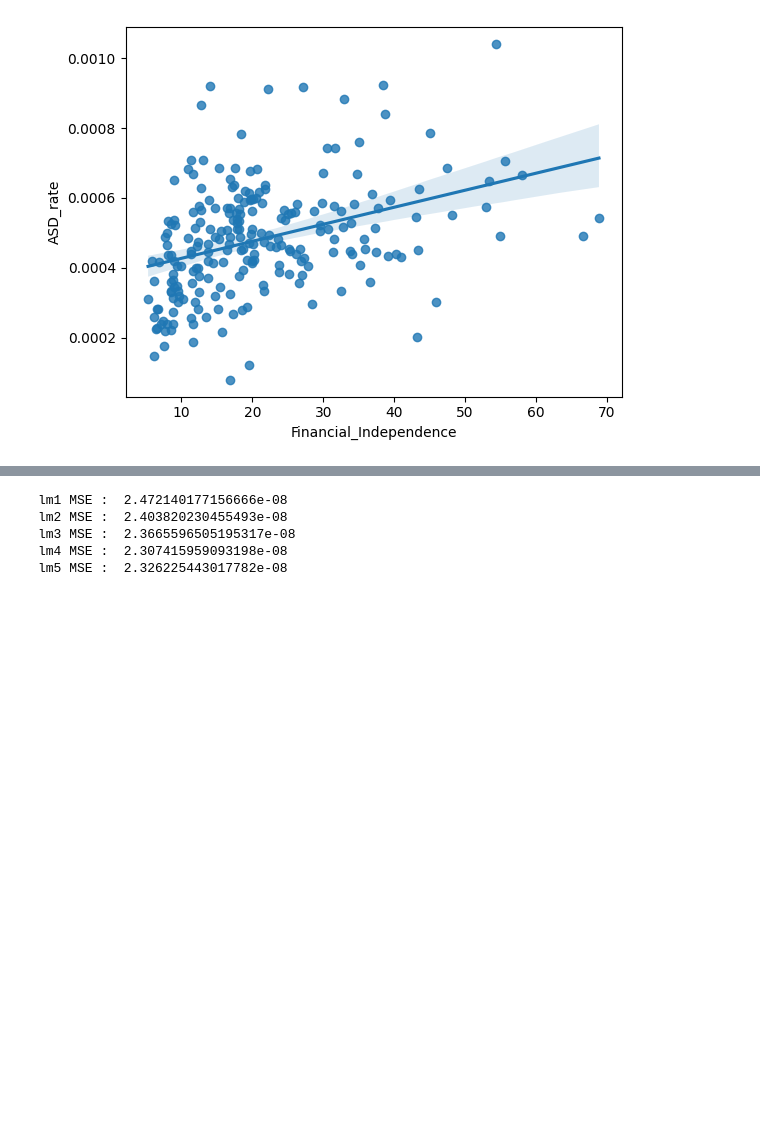
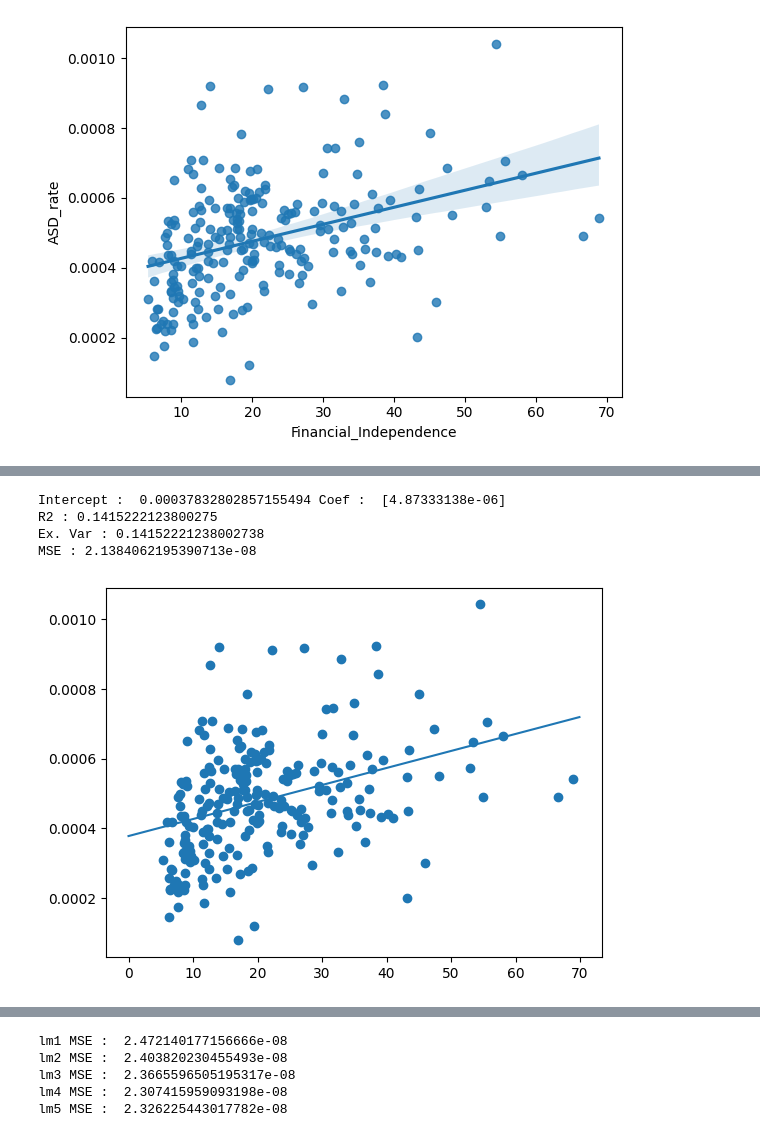
Before and after one commit to milkywaypeko/ASD_FI_Correlation, a Jupyter notebook: ASD_ID_FI_Correlation_Google.ipynb, the cells around one changed output, grey strips where cells are left out. Saved outputs shown, nothing was run; the diff lists cells and outputs as text; code cells hidden in the pictures; blank space fills up the shorter version.

```diff
--- a/ASD_ID_FI_Correlation_Google.ipynb
+++ b/ASD_ID_FI_Correlation_Google.ipynb
@@ -167,0 +140,30 @@ plt.show()
+# %%
+#Linear regression (X=Financial_Independence Y=ASD_rate) with sklearn
+ols_ASD_rate_skl = LinearRegression(fit_intercept=True)
+
+ASD_rate_skl_X_train = data['Financial_Independence'].values.reshape(-1, 1)
+ASD_rate_skl_y_true = data['ASD_rate']
+
+ols_ASD_rate_skl.fit(ASD_rate_skl_X_train, ASD_rate_skl_y_true)
+print('Intercept : ', ols_ASD_rate_skl.intercept_, 'Coef : ', ols_ASD_rate_skl.coef_)
+ols_ASD_rate_skl_pre = ols_ASD_rate_skl.predict(data['Financial_Independence'].values.reshape(-1, 1))
+
+ols_ASD_rate_skl_summary = { 'R2' : r2_score(ASD_rate_skl_y_true, ols_ASD_rate_skl_pre),
+                  'Ex. Var' : explained_variance_score(ASD_rate_skl_y_true, ols_ASD_rate_skl_pre),
+                  'MSE' : mean_squared_error(ASD_rate_skl_y_true, ols_ASD_rate_skl_pre)}
+
+for k, v in ols_ASD_rate_skl_summary.items():
+    print(k,':', v)
+
+#Draw a graph (X=Financial_Independence Y=ASD_rate) with matplotlib
+ols_ASD_rate_skl_x = np.arange(0, 70, 0.1)
+ols_ASD_rate_skl_y = [ols_ASD_rate_skl.coef_*x + ols_ASD_rate_skl.intercept_ for x in ols_ASD_rate_skl_x]
+plt.scatter(data['Financial_Independence'], data['ASD_rate'])
+plt.plot(ols_ASD_rate_skl_x, ols_ASD_rate_skl_y)
+plt.show()
+# %% [output]
+Intercept :  0.00037832802857155494 Coef :  [4.87333138e-06]
+R2 : 0.1415222123800275
+Ex. Var : 0.14152221238002738
+MSE : 2.1384062195390713e-08
+[figure, added]
```
Also changed, not shown: parts of 22 cells of this notebook.
